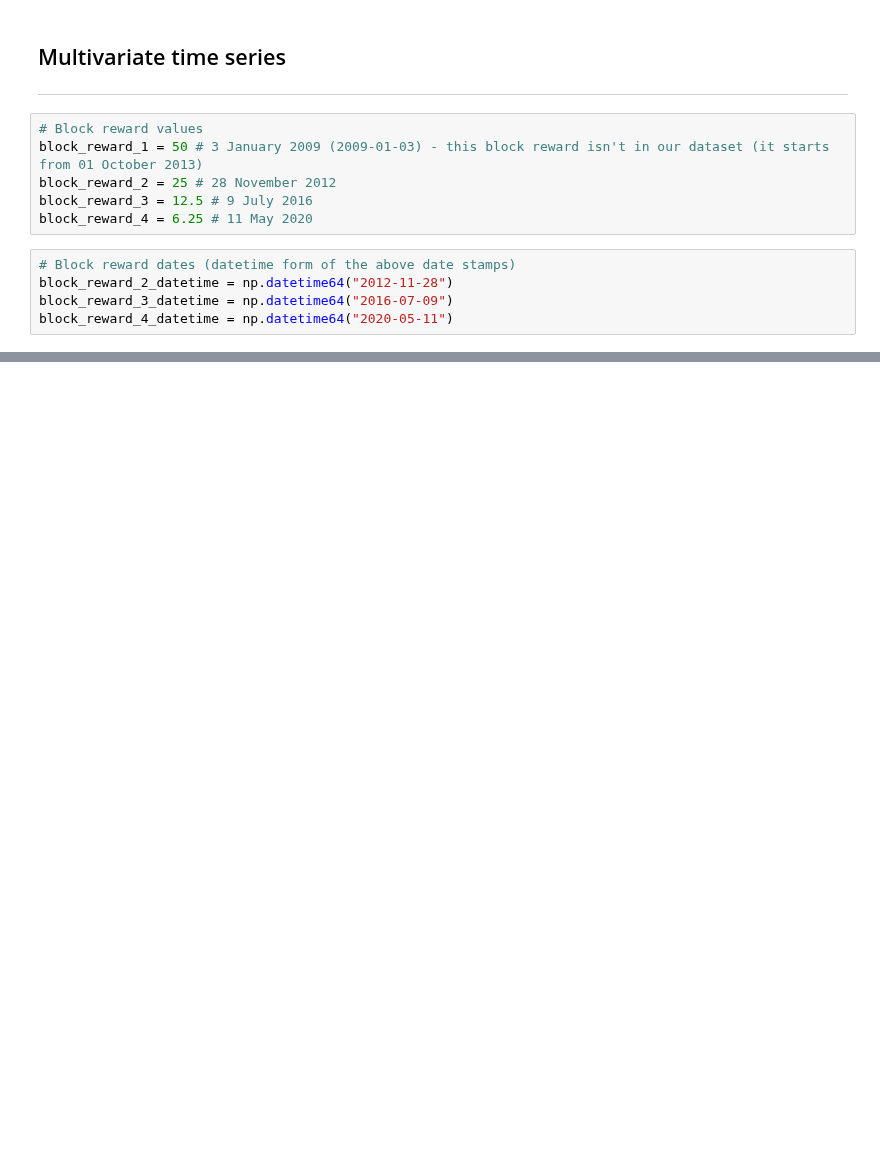
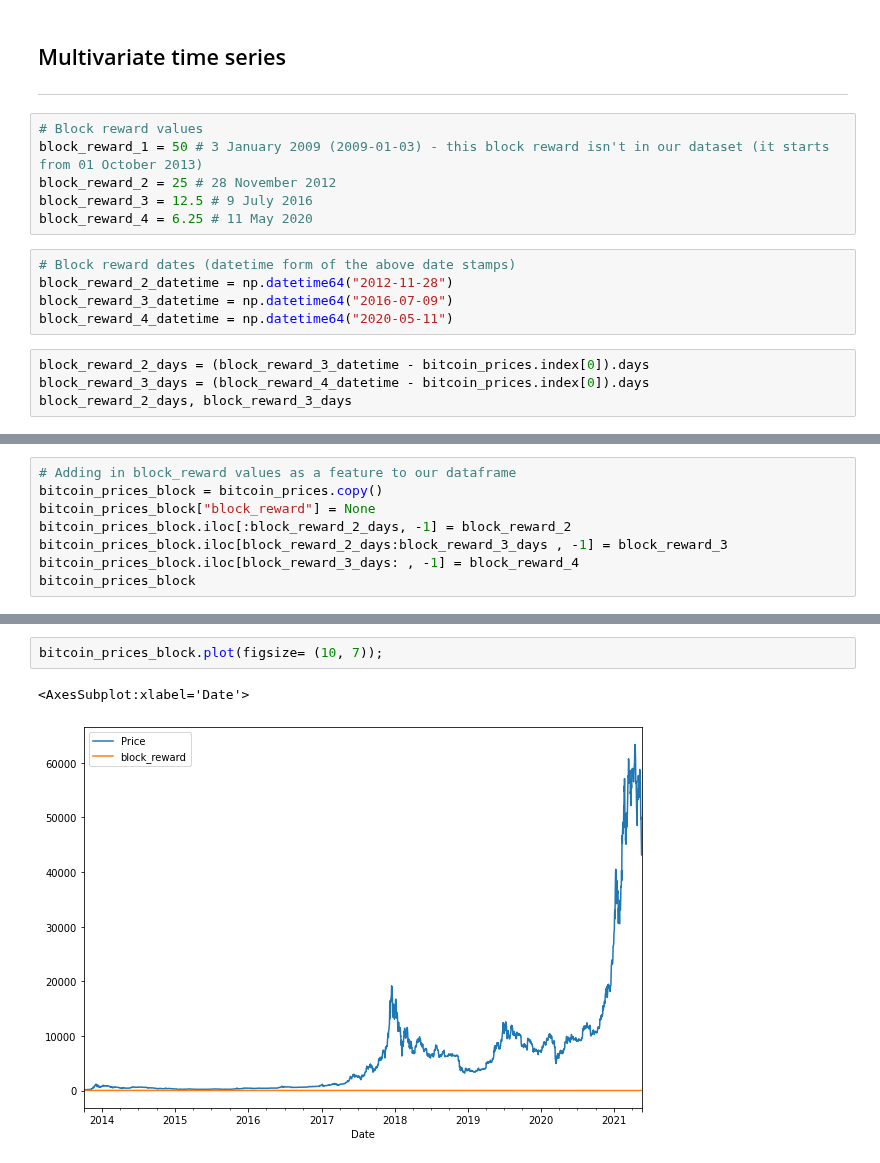
Before and after one commit to Sashank11/learn_tensorflow, a Jupyter notebook: Forcasting.ipynb, the cells around one changed output, grey strips where cells are left out. Saved outputs shown, nothing was run; the diff lists cells and outputs as text; blank space fills up the shorter version.

```diff
--- a/Forcasting.ipynb
+++ b/Forcasting.ipynb
@@ -767,3 +761,7 @@ block_reward_4 = 6.25 # 11 May 2020
 block_reward_2_datetime = np.datetime64("2012-11-28")
 block_reward_3_datetime = np.datetime64("2016-07-09")
 block_reward_4_datetime = np.datetime64("2020-05-11")
+# %%
+block_reward_2_days = (block_reward_3_datetime - bitcoin_prices.index[0]).days
+block_reward_3_days = (block_reward_4_datetime - bitcoin_prices.index[0]).days
+block_reward_2_days, block_reward_3_days
@@ -769,0 +770,8 @@ block_reward_4_datetime = np.datetime64("2020-05-11")
+# %%
+# Adding in block_reward values as a feature to our dataframe
+bitcoin_prices_block = bitcoin_prices.copy()
+bitcoin_prices_block["block_reward"] = None
+bitcoin_prices_block.iloc[:block_reward_2_days, -1] = block_reward_2
+bitcoin_prices_block.iloc[block_reward_2_days:block_reward_3_days , -1] = block_reward_3
+bitcoin_prices_block.iloc[block_reward_3_days: , -1] = block_reward_4
+bitcoin_prices_block
@@ -769,0 +793,5 @@ block_reward_4_datetime = np.datetime64("2020-05-11")
+# %%
+bitcoin_prices_block.plot(figsize= (10, 7));
+# %% [output]
+<AxesSubplot:xlabel='Date'>
+[figure, added]
```
Also changed, not shown: parts of 30 cells of this notebook.
